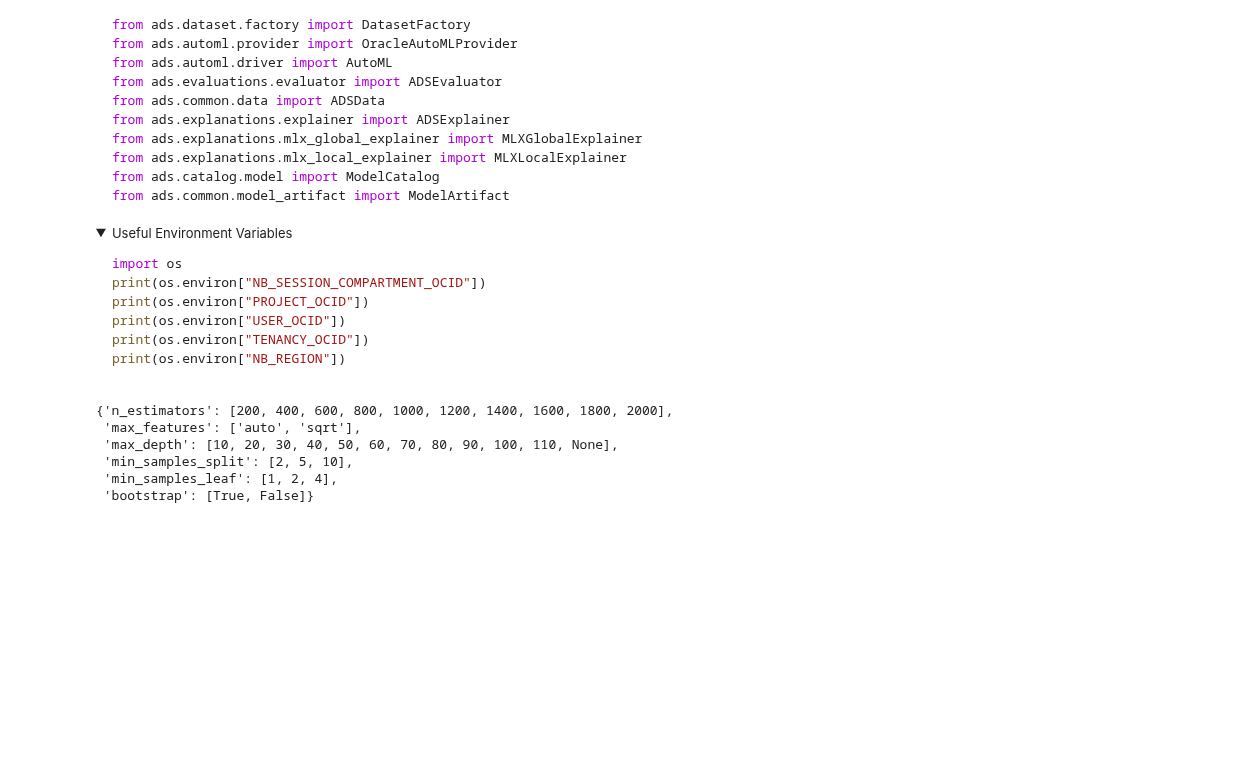
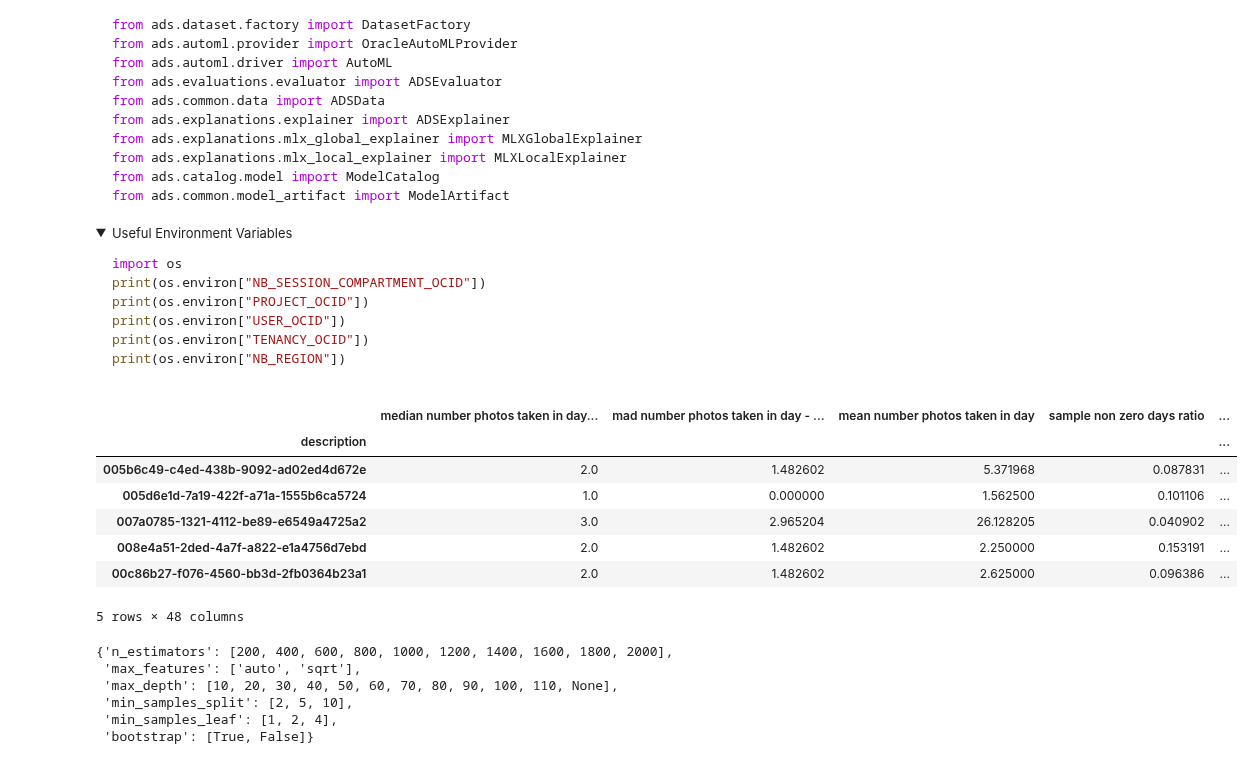
Before and after one commit to oavioz/Louie7Predictors, a Jupyter notebook: NotebookSessions/run_model.ipynb, the cells around one changed output. Cells and saved outputs as stored; diff of their text form; code cells hidden in the pictures; folded sections open; blank space fills up the shorter version.

Commit message:
run_model jupyter update

```diff
--- a/NotebookSessions/run_model.ipynb
+++ b/NotebookSessions/run_model.ipynb
@@ -80,7 +80,18 @@ def csv_to_df(path):
     x.rename(columns={'Unnamed: 0': 'description'}, inplace=True)
     x = x.set_index('description')
     return x
-X = csv_to_df('csv_files/ModelFiles/photogallery_with_tag_for_xgboost.csv')
+X = csv_to_df('../csv_files/ModelFiles/photogallery_installedapss_with_cluster_labels_for_ml_model.csv')
+# %%
+X.head(5)
+# %% [output]
+|  | median number photos taken in day... | mad number photos taken in day - ... | mean number photos taken in day | sample non zero days ratio | ... |
+| description |  |  |  |  | ... |
+| 005b6c49-c4ed-438b-9092-ad02ed4d672e | 2.0 | 1.482602 | 5.371968 | 0.087831 | ... |
+| 005d6e1d-7a19-422f-a71a-1555b6ca5724 | 1.0 | 0.000000 | 1.562500 | 0.101106 | ... |
+| 007a0785-1321-4112-be89-e6549a4725a2 | 3.0 | 2.965204 | 26.128205 | 0.040902 | ... |
+| 008e4a51-2ded-4a7f-a822-e1a4756d7ebd | 2.0 | 1.482602 | 2.250000 | 0.153191 | ... |
+| 00c86b27-f076-4560-bb3d-2fb0364b23a1 | 2.0 | 1.482602 | 2.625000 | 0.096386 | ... |
+5 rows × 48 columns
 # %%
 # Number of trees in random forest
 n_estimators = [int(x) for x in np.linspace(start = 200, stop = 2000, num = 10)]
```
Also changed, not shown: parts of 20 cells of this notebook.
